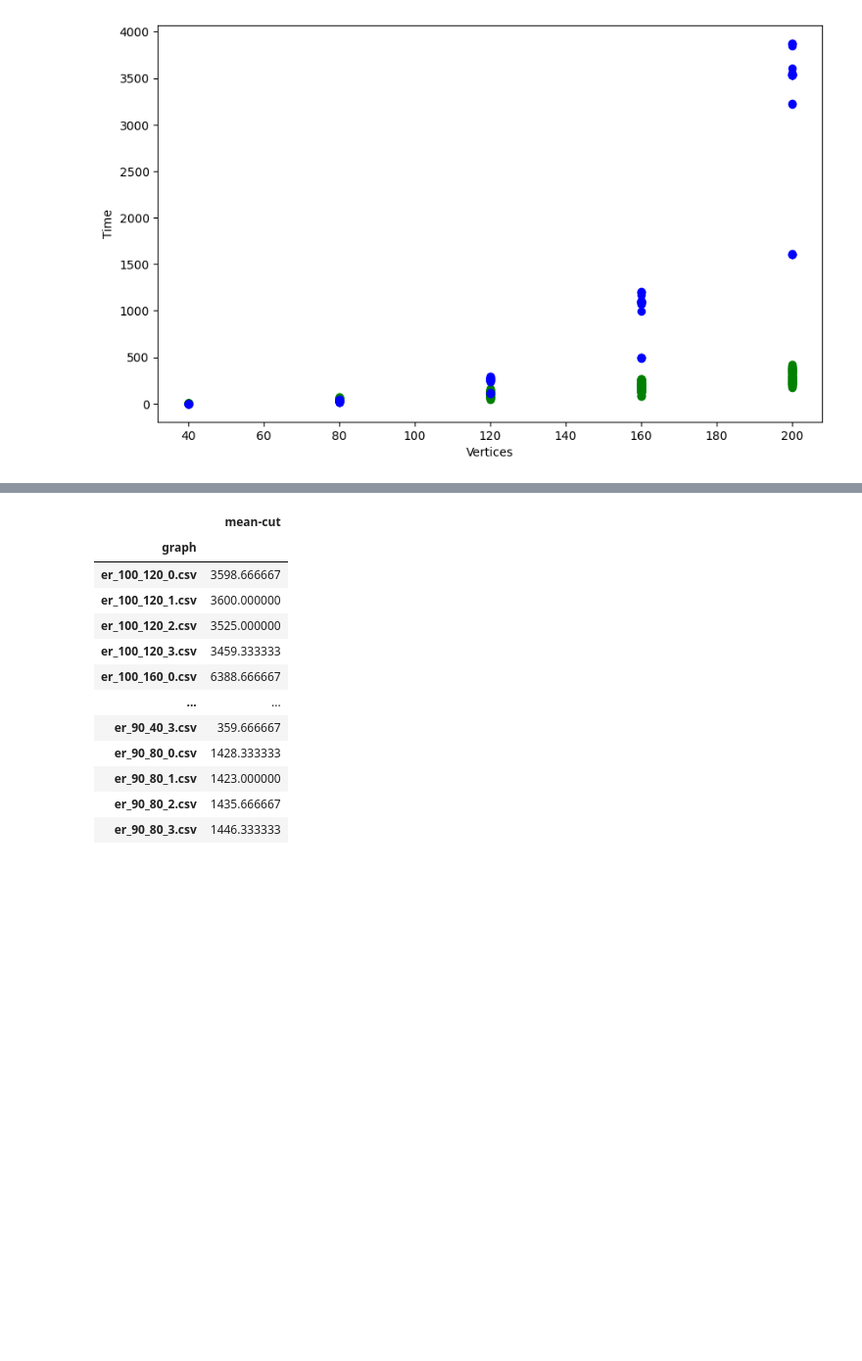
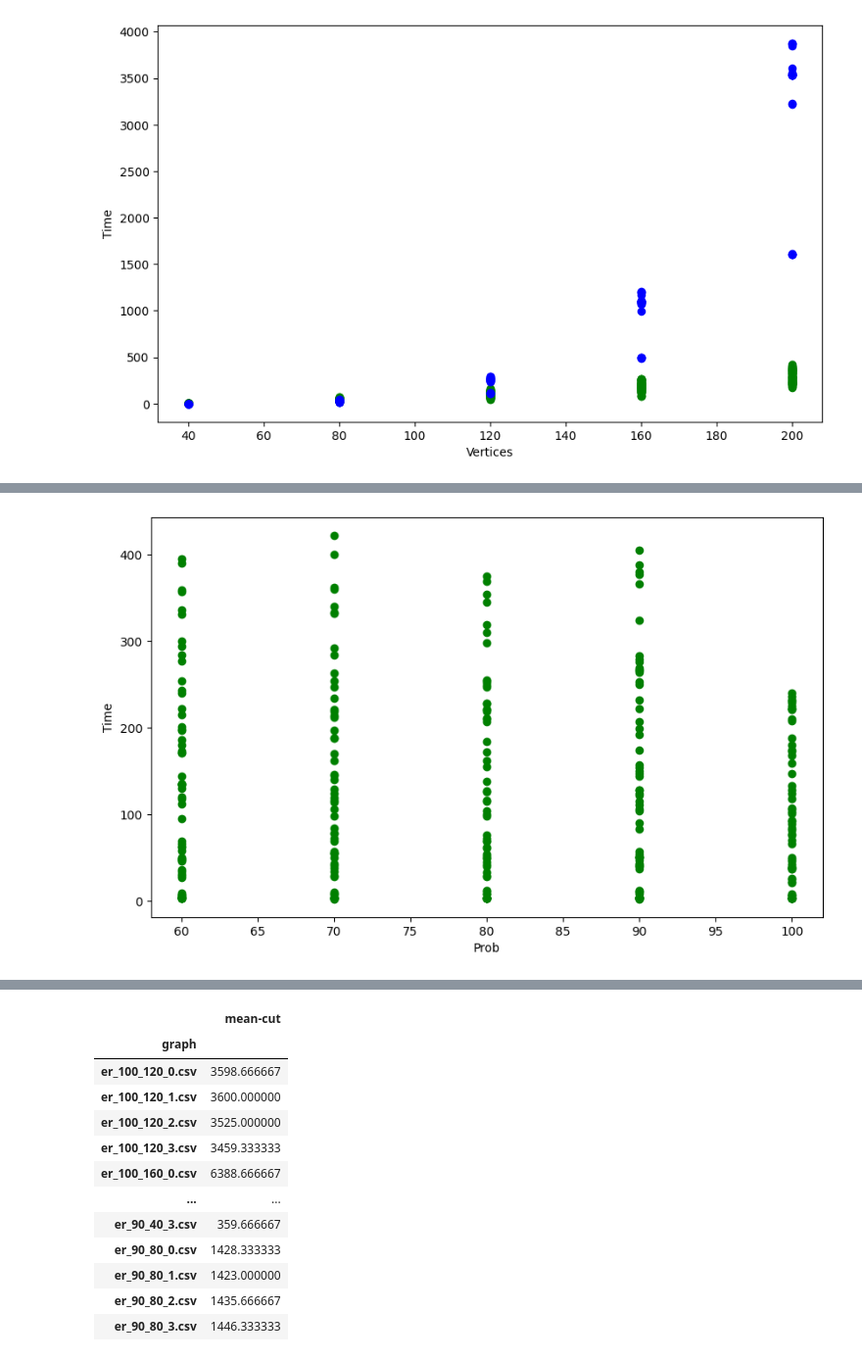
Before and after one commit to pauloaviana/ndde_project, a Jupyter notebook: statistics/data_analysis/gecco_analysis.ipynb, the cells around one changed output, grey strips where cells are left out. Shown at 98% size. Cells and saved outputs as stored; diff of their text form; code cells hidden in the pictures; blank space fills up the shorter version.

```diff
--- a/statistics/data_analysis/gecco_analysis.ipynb
+++ b/statistics/data_analysis/gecco_analysis.ipynb
@@ -110,0 +95,10 @@ df
+# %%
+df['Prob'] = df['Prob'].apply( lambda x: int(x) )
+# %%
+fig, ax = plt.subplots(figsize=(10, 6))
+ax.scatter(x = df['Prob'], y = df['time'], color='g')
+plt.xlabel("Prob")
+plt.ylabel("Time")
+plt.show()
+# %% [output]
+[figure, added]
```
Also changed, not shown: parts of 11 cells of this notebook.
